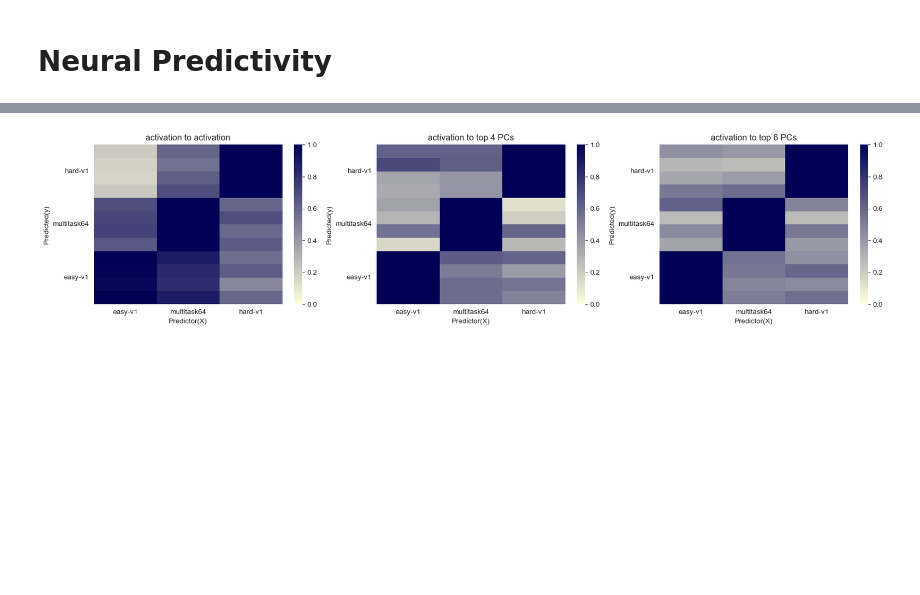
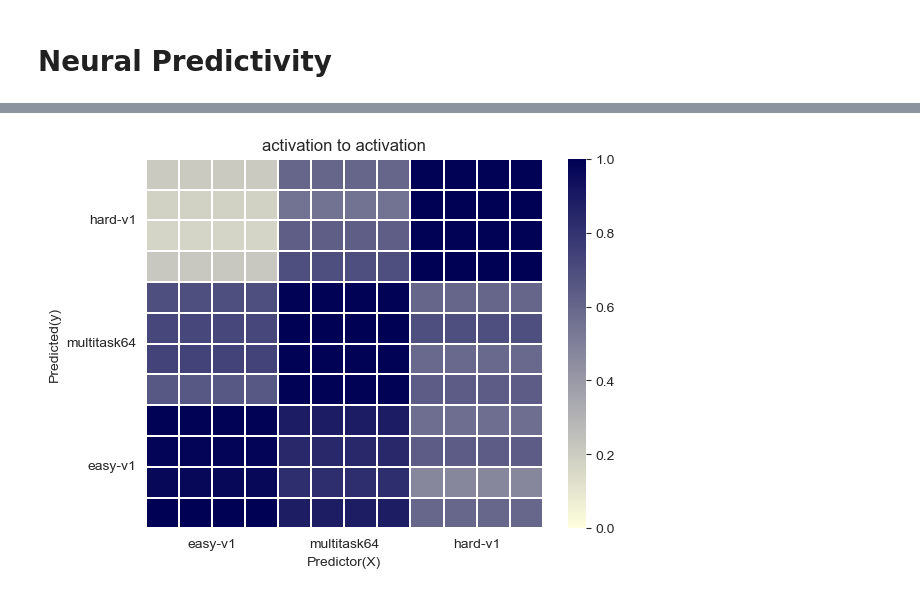
Before and after one commit to mayft/factorized-neural-predictivity, a Jupyter notebook: easy_vs_hard_feature_bias.ipynb, the cells around one changed output, grey strips where cells are left out. Cells and saved outputs as stored; diff of their text form; code cells hidden in the pictures; blank space fills up the shorter version.

```diff
--- a/easy_vs_hard_feature_bias.ipynb
+++ b/easy_vs_hard_feature_bias.ipynb
@@ -523,7 +529,7 @@ for seed in seeds:
     pcs['easy'] = data['labels'][:,0]
     pcs['hard'] = data['labels'][:,1]
 
-    plt.subplots(figsize=(10,4))
+    #plt.subplots(figsize=(10,4))
     ax=sns.barplot(correlations,)
     ax.set_xlim(-0.5,5.5)
     ax.set_xlabel('PCs')
@@ -565,18 +571,20 @@ def predict(activation1, activation2,activations1_test,activation2_test):
     reg = linear_model.LinearRegression()
     reg.fit(activation1, activation2)
     pred = reg.predict(activations1_test)
-    #corr_score = stats.pearsonr(pred,activation2_test)
+    corr_scores = stats.pearsonr(pred,activation2_test).correlation
     reg_score = reg.score(activations1_test, activation2_test)
-    return reg_score
+    return corr_scores, reg_score
 # %%
-from sklearn.model_selection import KFold
 def predict_cv(x,y,folds=5):
     scores = []
+    correlations = []
     kf = KFold(n_splits=folds)
     for train_index, test_index in kf.split(x, y):
-        scores.append(predict(x[train_index],y[train_index],x[test_index],y[test_index]))
+        corr, reg = predict(x[train_index],y[train_index],x[test_index],y[test_index])
+        correlations.append(corr)
+        scores.append(reg)
 
-    return scores
+    return np.mean(correlations,axis=0), scores
 # %%
 data = make_dataset(features=['linear','xor_xor_xor'], num_samples=5*TEST_DATASET_SIZE, input_unit_size=32, seed=78)
 x = torch.tensor(data['inputs'],dtype=torch.float)
@@ -619,25 +661,18 @@ def compare_models(model_list,seeds,with_pca=False,n=None):
+# %%
+models = ['easy-v1','multitask64','hard-v1']
+_,scores = compare_models(models,seeds=4)
+scores = pd.DataFrame(scores).explode(models).apply(lambda x:  [v for lst in x for v in lst], axis=1, result_type="expand")
 # %%
-models = ['easy-v1','multitask64','hard-v1']
-scores = pd.DataFrame(compare_models(models,seeds=4)).explode(models).apply(lambda x:  [v for lst in x for v in lst], axis=1, result_type="expand")
-pc_scores_4 = pd.DataFrame(compare_models(models,seeds=4,with_pca=True,n=4)).explode(models).apply(lambda x:  [v for lst in x for v in lst], axis=1, result_type="expand")
-pc_scores_6 = pd.DataFrame(compare_models(models,seeds=4,with_pca=True,n=6)).explode(models).apply(lambda x:  [v for lst in x for v in lst], axis=1, result_type="expand")
+c = sns.color_palette("blend:#FFD,#005",as_cmap=True)
+ax=sns.heatmap(scores,cmap=c,vmin=0,vmax=1,linewidths=0.01)
 
-c = sns.color_palette("blend:#FFD,#005",as_cmap=True)
-fig, axs = plt.subplots(ncols=3, figsize=(20,4))
-sns.heatmap(scores,cmap=c,ax=axs[0],vmin=0,vmax=1)
-sns.heatmap(pc_scores_4,cmap=c,ax=axs[1],vmin=0,vmax=1)
-sns.heatmap(pc_scores_6,cmap=c,ax=axs[2],vmin=0,vmax=1)
-
-axs[0].set(xlabel='Predictor(X)',ylabel='Predicted(y)',title='activation to activation')
-axs[1].set(xlabel='Predictor(X)',ylabel='Predicted(y)',title='activation to top 4 PCs')
-axs[2].set(xlabel='Predictor(X)',ylabel='Predicted(y)',title='activation to top 6 PCs')
-
-for ax in axs:
-    ax.invert_yaxis()
-    ax.set_xticks(np.arange(3)*4+2, minor=False)
-    ax.set_xticklabels(models)
-    ax.set_yticks(np.arange(3)*4+2, minor=False)
-    ax.set_yticklabels(models)
+ax.set(xlabel='Predictor(X)',ylabel='Predicted(y)',title='activation to activation')
+ax.invert_yaxis()
+ax.set_xticks(np.arange(3)*4+2, minor=False)
+ax.set_xticklabels(models)
+ax.set_yticks(np.arange(3)*4+2, minor=False)
+ax.set_yticklabels(models)
+plt.savefig('model_prediction_heatmap.png',dpi=300,bbox_inches='tight')
 plt.show()
 # %% [output]
-[figure, old version]
+[figure, new version]
```
Also changed, not shown: parts of 13 cells of this notebook, 12 other files.
